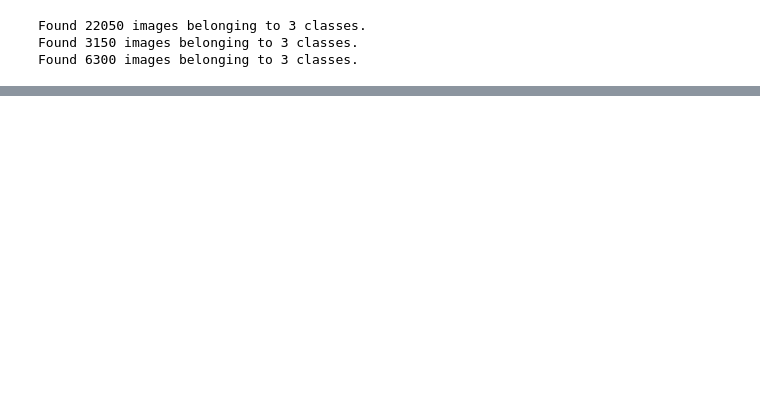
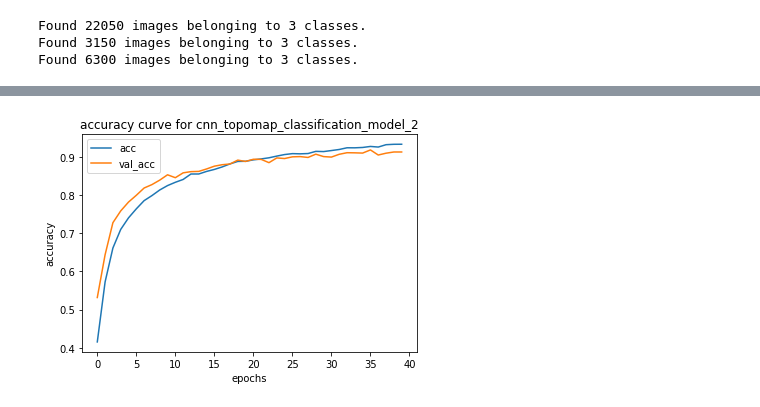
Before and after one commit to kmnuddin/cp_cnn, a Jupyter notebook: cnn_cp_topomaps_keras_2.ipynb, the cells around one changed output, grey strips where cells are left out. Cells and saved outputs as stored; diff of their text form; code cells hidden in the pictures; blank space fills up the shorter version.

```diff
--- a/cnn_cp_topomaps_keras_2.ipynb
+++ b/cnn_cp_topomaps_keras_2.ipynb
@@ -24,0 +114,15 @@ data/train/019035.png
+# %%
+plt.figure()
+
+plt.title('accuracy curve for cnn_topomap_classification_model_2')
+
+plt.plot(r.history['accuracy'], label='acc')
+plt.plot(r.history['val_accuracy'], label='val_acc')
+
+plt.xlabel('epochs')
+plt.ylabel('accuracy')
+plt.legend()
+
+plt.savefig('results/accuracy curve for cnn_topomap_classification_model_2.png')
+# %% [output]
+[figure, added]
```
Also changed, not shown: parts of 10 cells of this notebook, 7 other files.
